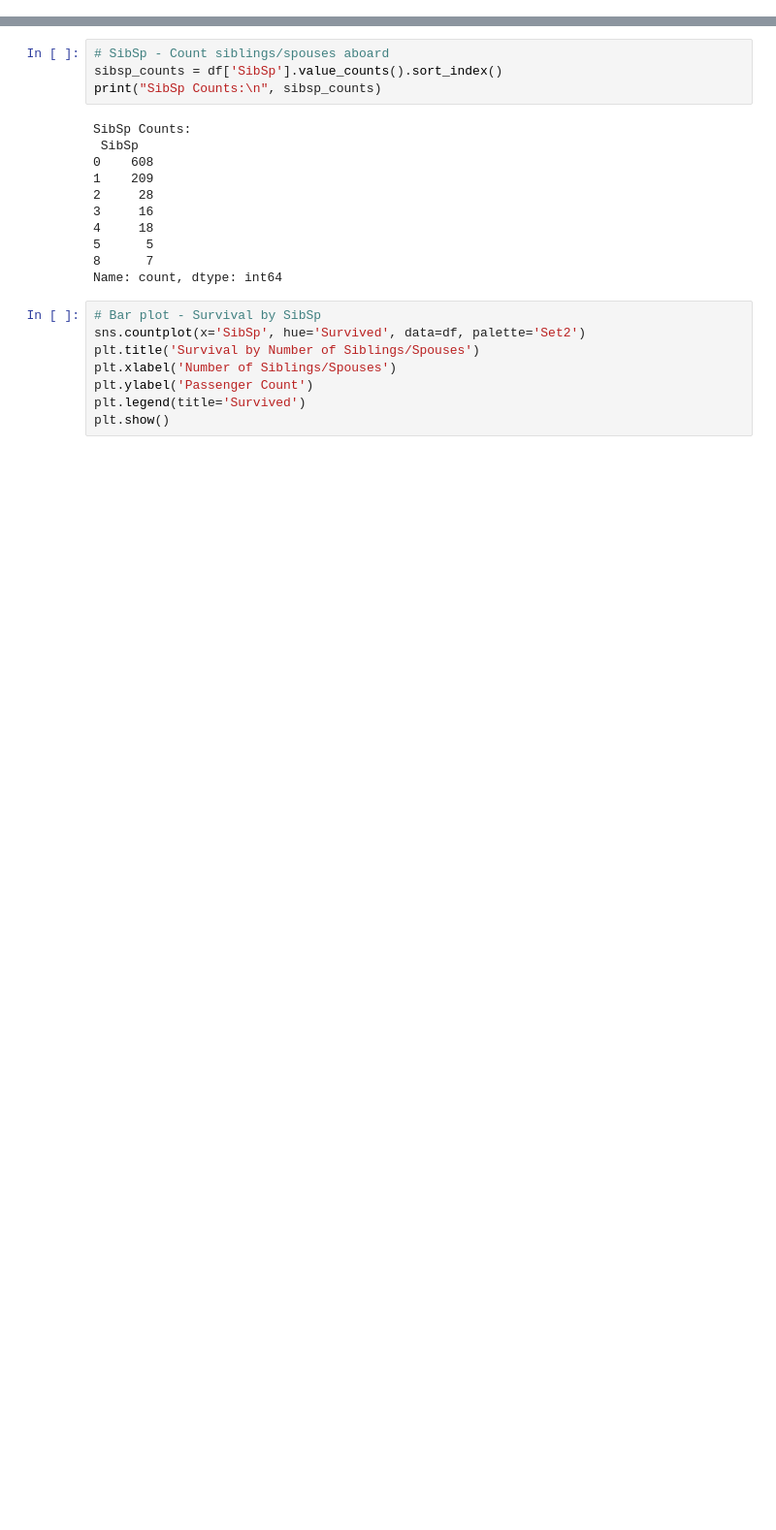
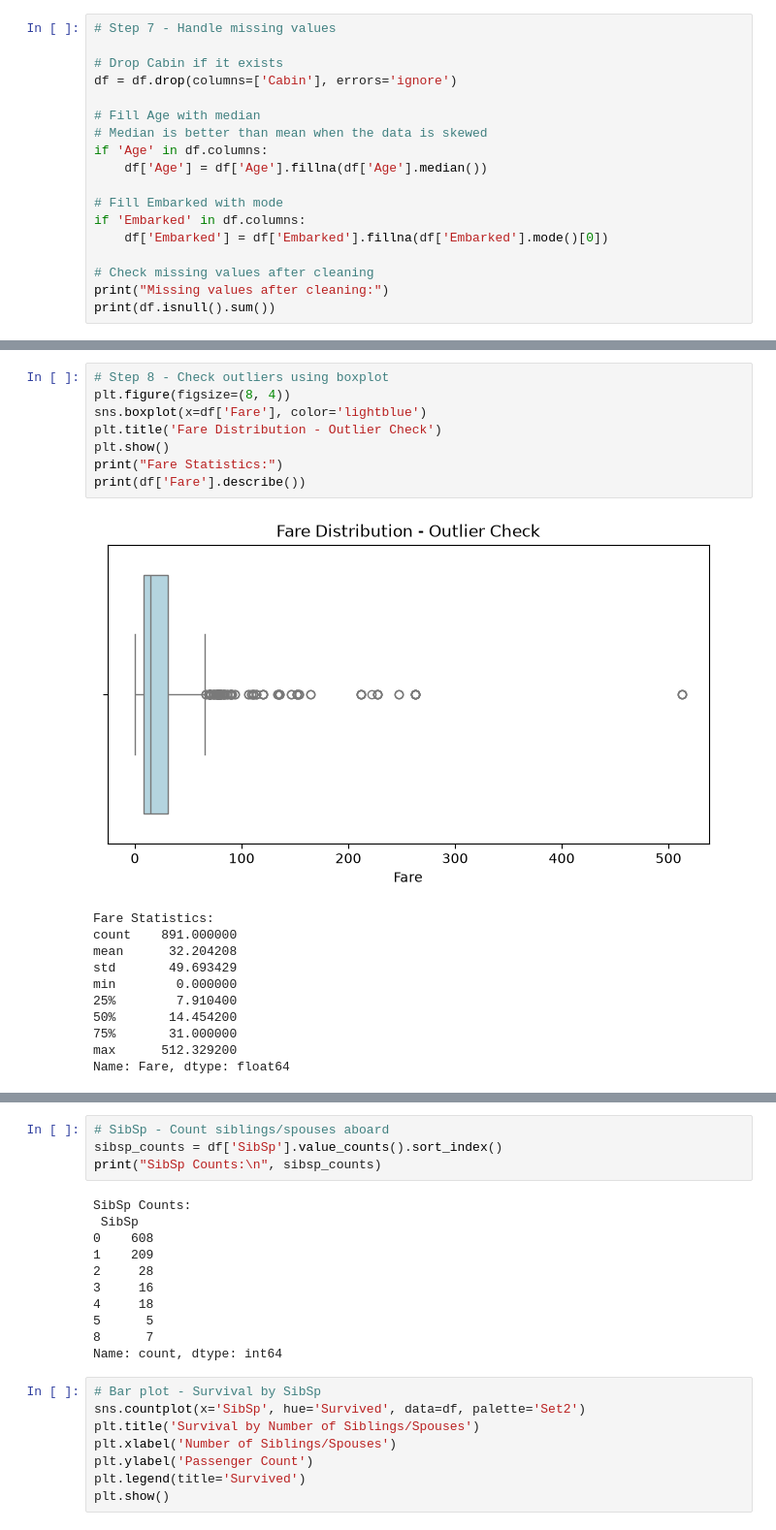
Before and after one commit to akshayy718/python-course, a Jupyter notebook: data science/titanic.ipynb, the cells around one changed output, grey strips where cells are left out. Shown at 97% size. Cells and saved outputs as stored; diff of their text form; blank space fills up the shorter version.

```diff
--- a/data science/titanic.ipynb
+++ b/data science/titanic.ipynb
@@ -12,0 +100,18 @@ df['Embarked'] = df['Embarked'].fillna(df['Embarked'].mode()[0])
+# %%
+# Step 7 - Handle missing values
+
+# Drop Cabin if it exists
+df = df.drop(columns=['Cabin'], errors='ignore')
+
+# Fill Age with median
+# Median is better than mean when the data is skewed
+if 'Age' in df.columns:
+    df['Age'] = df['Age'].fillna(df['Age'].median())
+
+# Fill Embarked with mode
+if 'Embarked' in df.columns:
+    df['Embarked'] = df['Embarked'].fillna(df['Embarked'].mode()[0])
+
+# Check missing values after cleaning
+print("Missing values after cleaning:")
+print(df.isnull().sum())
@@ -12,0 +132,20 @@ df['Embarked'] = df['Embarked'].fillna(df['Embarked'].mode()[0])
+# %%
+# Step 8 - Check outliers using boxplot
+plt.figure(figsize=(8, 4))
+sns.boxplot(x=df['Fare'], color='lightblue')
+plt.title('Fare Distribution - Outlier Check')
+plt.show()
+print("Fare Statistics:")
+print(df['Fare'].describe())
+# %% [output]
+[figure, added]
+Fare Statistics:
+count    891.000000
+mean      32.204208
+std       49.693429
+min        0.000000
+25%        7.910400
+50%       14.454200
+75%       31.000000
+max      512.329200
+Name: Fare, dtype: float64
```
Also changed, not shown: parts of 10 cells of this notebook.
